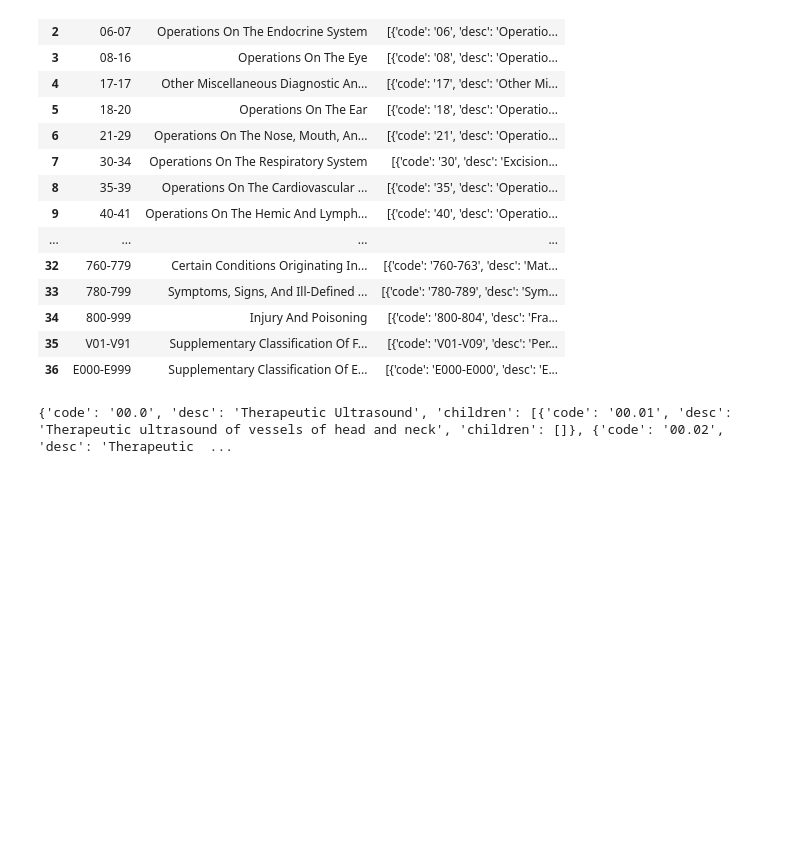
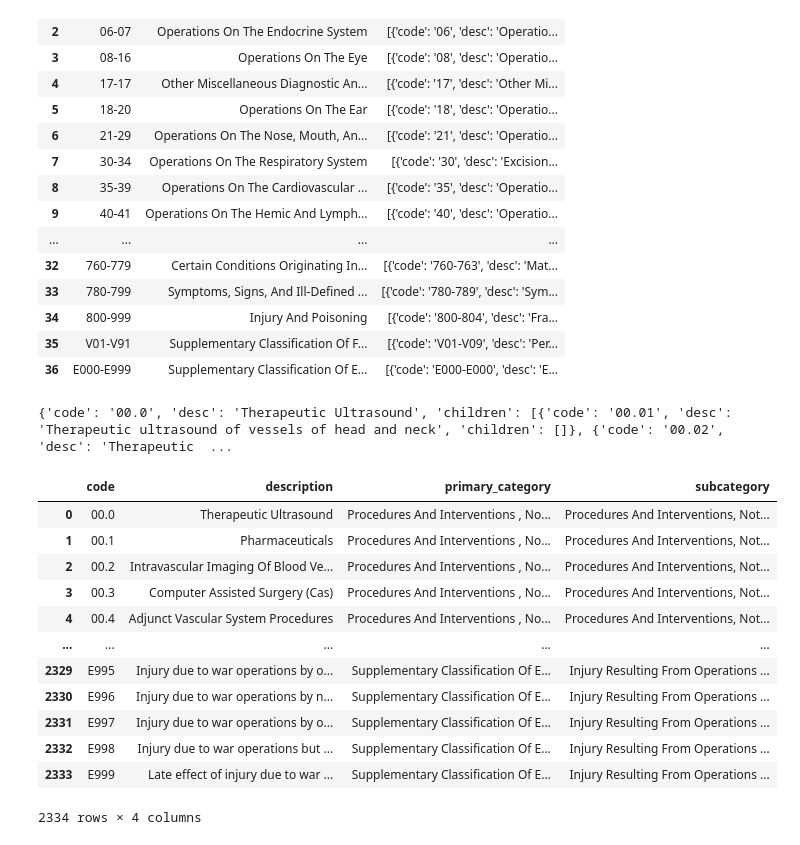
Before and after one commit to juhit101/Hospital-Readmission-Analytics, a Jupyter notebook: data.ipynb, the cells around one changed output. Cells and saved outputs as stored; diff of their text form; code cells hidden in the pictures; blank space fills up the shorter version.

```diff
--- a/data.ipynb
+++ b/data.ipynb
@@ -302,3 +302,19 @@ icd_code_df = pd.DataFrame(icd_data)
 # %%
 # export icd_dataframe
 icd_code_df.to_csv('icd_code.csv')
+# %%
+icd_code_df
+# %% [output]
+|  | code | description | primary_category | subcategory |
+| 0 | 00.0 | Therapeutic Ultrasound | Procedures And Interventions , No... | Procedures And Interventions, Not... |
+| 1 | 00.1 | Pharmaceuticals | Procedures And Interventions , No... | Procedures And Interventions, Not... |
+| 2 | 00.2 | Intravascular Imaging Of Blood Ve... | Procedures And Interventions , No... | Procedures And Interventions, Not... |
+| 3 | 00.3 | Computer Assisted Surgery (Cas) | Procedures And Interventions , No... | Procedures And Interventions, Not... |
+| 4 | 00.4 | Adjunct Vascular System Procedures | Procedures And Interventions , No... | Procedures And Interventions, Not... |
+| ... | ... | ... | ... | ... |
+| 2329 | E995 | Injury due to war operations by o... | Supplementary Classification Of E... | Injury Resulting From Operations ... |
+| 2330 | E996 | Injury due to war operations by n... | Supplementary Classification Of E... | Injury Resulting From Operations ... |
+| 2331 | E997 | Injury due to war operations by o... | Supplementary Classification Of E... | Injury Resulting From Operations ... |
+| 2332 | E998 | Injury due to war operations but ... | Supplementary Classification Of E... | Injury Resulting From Operations ... |
+| 2333 | E999 | Late effect of injury due to war ... | Supplementary Classification Of E... | Injury Resulting From Operations ... |
+2334 rows × 4 columns
```
